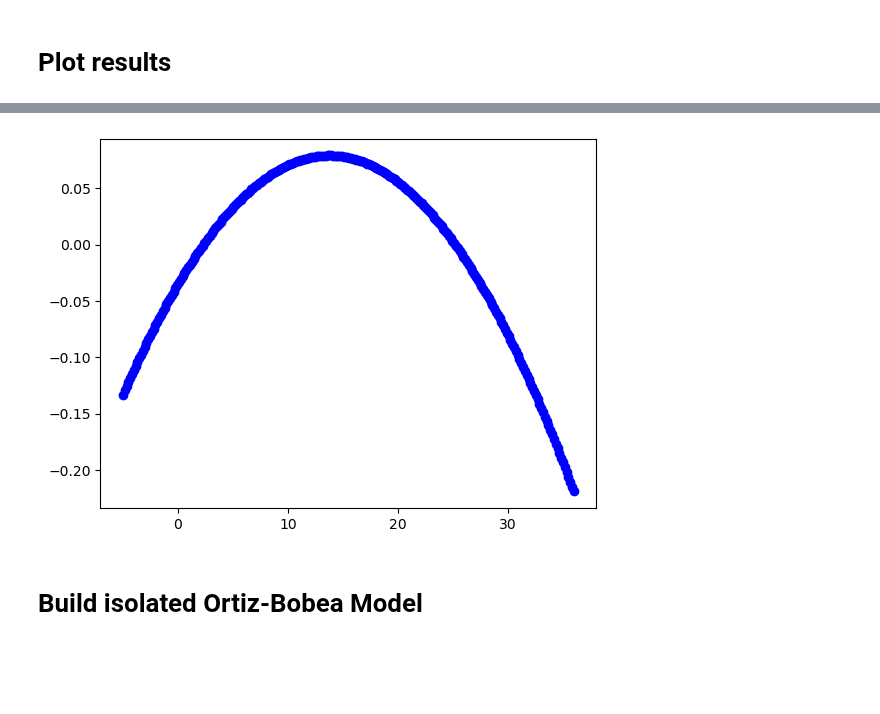
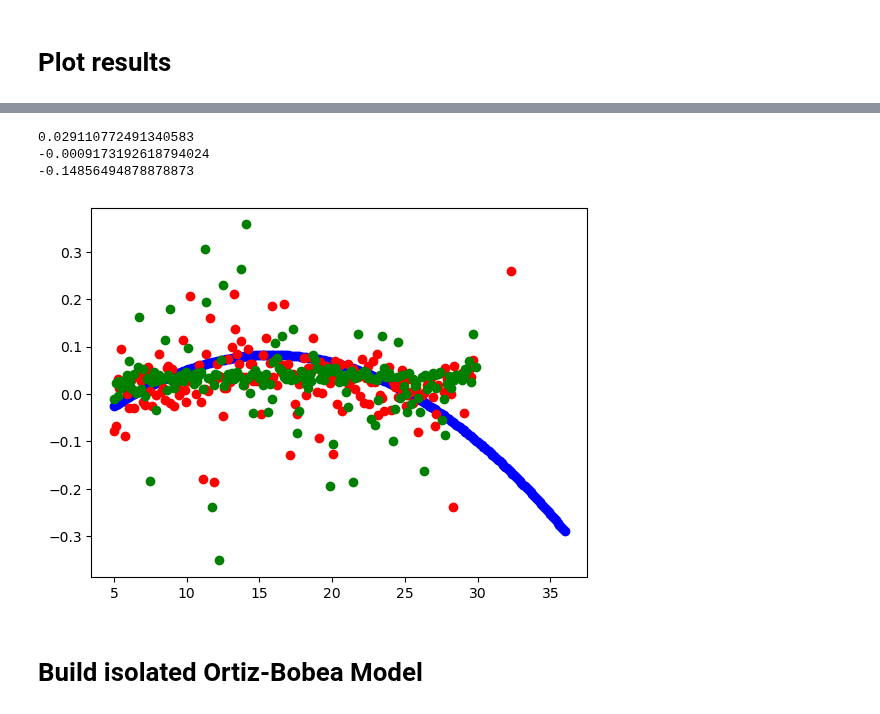
Before and after one commit to greenguy33/environmental-bayesian-modeling, a Jupyter notebook: notebooks/integrated_burke_ortizbobea_model.ipynb, the cells around one changed output, grey strips where cells are left out. Cells and saved outputs as stored; diff of their text form; code cells hidden in the pictures; blank space fills up the shorter version.

```diff
--- a/notebooks/integrated_burke_ortizbobea_model.ipynb
+++ b/notebooks/integrated_burke_ortizbobea_model.ipynb
@@ -127,44 +152,65 @@ Sampling: [gdp_posterior_observed, gdp_posterior_unobserved, temp_posterior_obse
+# %%
+print(np.mean(posterior[coef1][0].data))
+print(np.mean(posterior[coef2][0].data))
+print(np.mean(posterior[intercept][0].data))
+# %% [output]
+0.029110772491340583
+-0.0009173192618794024
+-0.14856494878878873
 # %%
-# with open('../models/burke_bobeaOrtiz_integrated.pkl', 'rb') as buff:
-#     data = pkl.load(buff)
+with open('../models/burke_with_weighted_temp.pkl', 'rb') as buff:
+    data = pkl.load(buff)
+posterior = data["posterior"]["posterior"]
 
-# posterior = data["posterior"]
+coef1 = "temp_coef"
+coef2 = "temp_coef_2"
+intercept = "temp_intercept"
+ind_var = "temp_posterior"
+dep_var = "gdp_posterior"
+ind_var_column = "Unweighted_Temp"
+dep_var_column = "ln_GDP_Change"
+
 x_vals = []
 regression_y_vals = []
 sampled_y_vals = []
 observed_y_vals = []
+coef1_mean = np.mean(posterior[coef1][0].data)
+coef2_mean = np.mean(posterior[coef2][0].data)
+intercept_mean = np.mean(posterior[intercept][0].data)
 
-ind_var = "Unweighted_Temp"
-dep_var = "ln_GDP_Change"
+# min_x_val = np.min(posterior[ind_var][0].data)
+# max_x_val = np.max(posterior[ind_var][0].data)
+min_x_val = 5
+max_x_val = 36
 
-coef1_mean = np.mean(posterior["posterior"]["temp_gdp_change_coef"][3].data)
-coef2_mean = np.mean(posterior["posterior"]["temp_gdp_change_coef2"][3].data)
-intercept_mean = np.mean(posterior["posterior"]["temp_gdp_change_intercept"][3].data)
+increment = abs(max_x_val - min_x_val) / 500
 
-for temp in np.linspace(-5,36,num=250):
-    x_vals.append(temp)
-    regression_y_vals.append((coef1_mean * temp) + (coef2_mean * (temp**2)) + intercept_mean)
-#     sampled_gdp_change = []
-#     for sample in range(len(integrated_data[ind_var])):
-#         temp_val = posterior["posterior"]["temp_posterior"][0].data[0][sample]
-#         if temp_val >= temp-.08 and temp_val <= temp+.08:
-#             sampled_gdp_change.append(posterior["posterior"]["gdp_change_posterior"][0].data[0][sample])
-#     sampled_y_vals.append(np.mean(sampled_gdp_change))
-#     observed_gdp_change = []
-#     for index, observed_temp in enumerate(integrated_data[ind_var]):
-#         if observed_temp >= temp-.08 and observed_temp <= temp+.08:
-#             if not np.isnan(integrated_data[dep_var][index]):
-#                 observed_gdp_change.append(integrated_data[dep_var][index])
-#     observed_y_vals.append(np.mean(observed_gdp_change))
+for x_val in np.linspace(
+    min_x_val,
+    max_x_val,
+    num=250
+):
+    x_vals.append(x_val)
+    regression_y_vals.append((coef1_mean * x_val) + (coef2_mean * (x_val**2)) + intercept_mean)
+    sampled_data = []
+    for sample in range(len(integrated_data[dep_var_column])):
+        sample_val = posterior[ind_var][0].data[0][sample]
+        if sample_val >= x_val-increment and sample_val <= x_val+increment:
+            sampled_data.append(posterior[dep_var][0].data[0][sample])
+    sampled_y_vals.append(np.mean(sampled_data))
+    observed_data = []
+    for index, observed_val in enumerate(integrated_data[ind_var_column]):
+        if observed_val >= x_val-increment and observed_val <= x_val+increment:
+            if not np.isnan(integrated_data[dep_var_column][index]):
+                observed_data.append(integrated_data[dep_var_column][index])
+    observed_y_vals.append(np.mean(observed_data))
 
 plt.scatter(x_vals, regression_y_vals, color="blue")
-# plt.scatter(x_vals, sampled_y_vals, color="red")
-# plt.scatter(x_vals, observed_y_vals, color="green")
+plt.scatter(x_vals, sampled_y_vals, color="red")
+plt.scatter(x_vals, observed_y_vals, color="green")
 plt.show()
-# plt.savefig(f'../figures/burke/{model}')
-# plt.close()
 # %% [output]
-[figure, old version]
+[figure, new version]
 # %% [markdown]
 # Build isolated Ortiz-Bobea Model
 # %%
```
Also changed, not shown: parts of 3 cells of this notebook, 2 other files.
